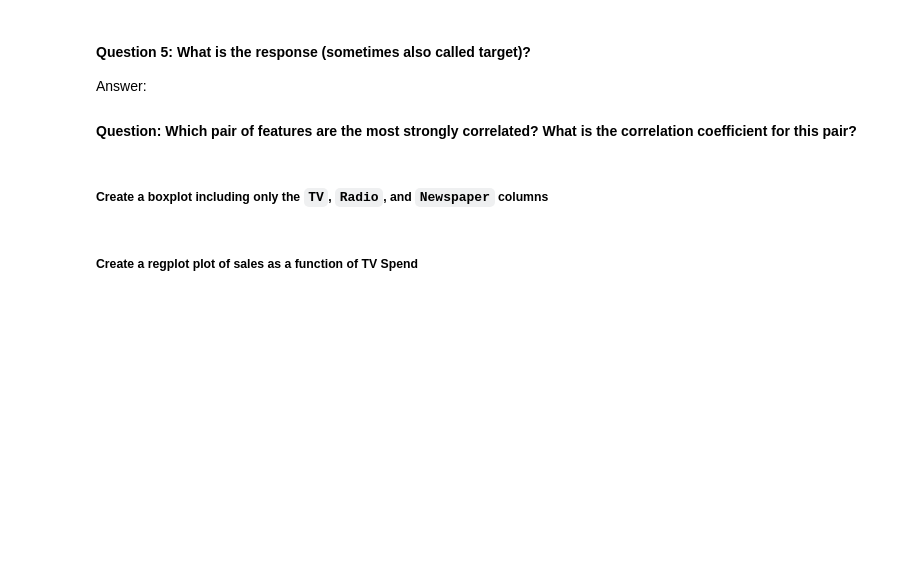
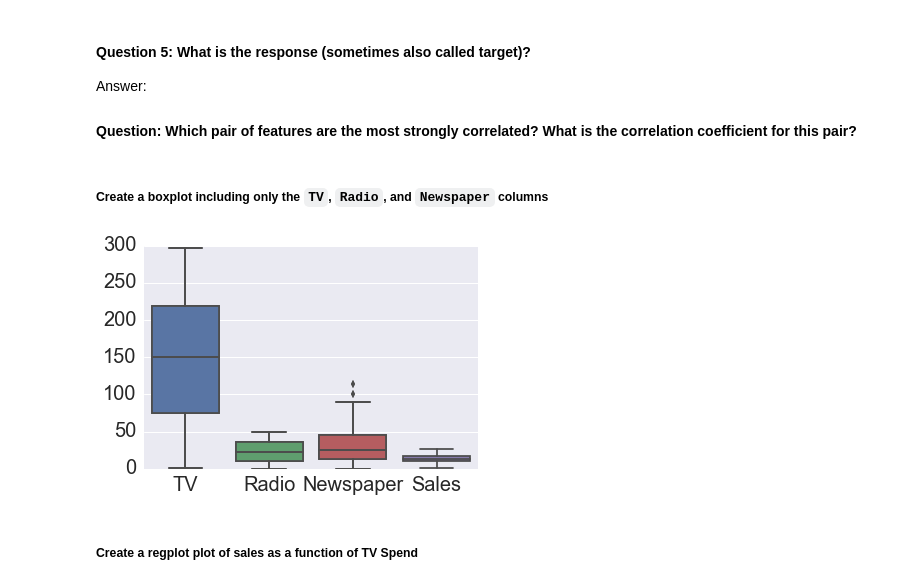
Before and after one commit to nicolairobles/DAT-NYC-37, a Jupyter notebook: lessons/lesson-06/UnitOneReview.ipynb, the cells around one changed output. Drawn from its saved outputs; the diff is of its cells as text; code cells hidden in the pictures; blank space fills up the shorter version.

```diff
--- a/lessons/lesson-06/UnitOneReview.ipynb
+++ b/lessons/lesson-06/UnitOneReview.ipynb
@@ -63,5 +97,11 @@ Answer:
 #### Question: Which pair of features are the most strongly correlated? What is the correlation coefficient for this pair?
 # %% [markdown]
 ##### Create a boxplot including only the `TV`, `Radio`, and `Newspaper` columns
+# %%
+sns.boxplot(data=data.drop('Sales', axis=1))
+
+sns.boxplot(data=data);
+# %% [output]
+[figure, added]
 # %% [markdown]
 ##### Create a regplot plot of sales as a function of TV Spend
```
Also changed, not shown: parts of 10 cells of this notebook, 5 other files.
